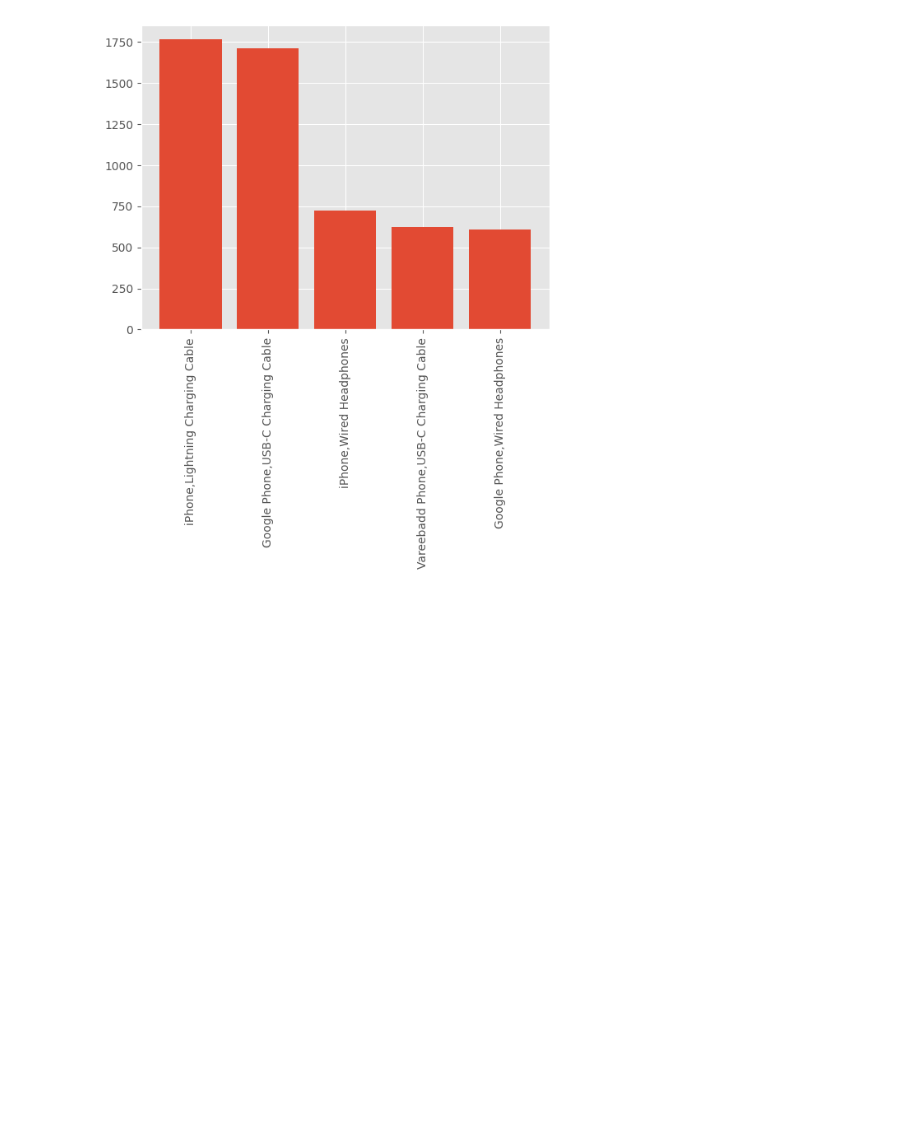
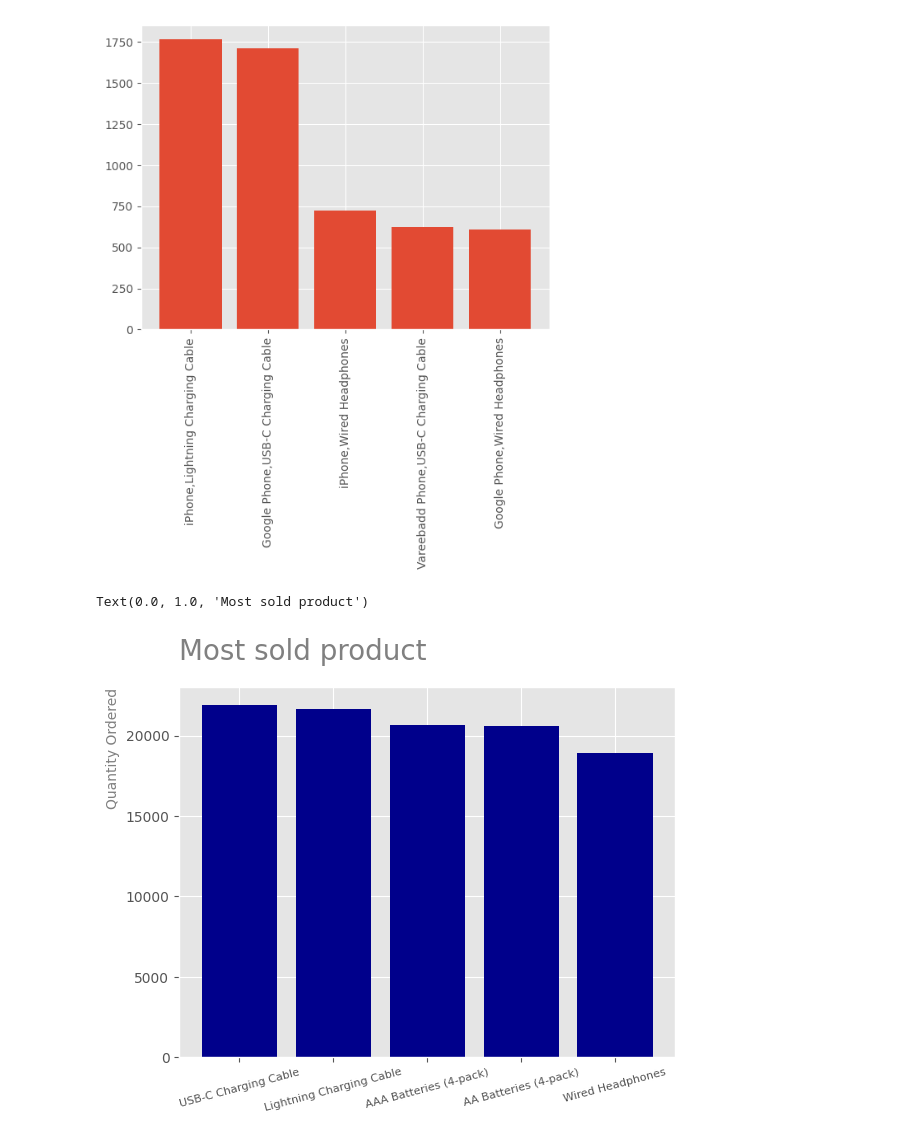
Before and after one commit to LiamFer/Data-Analysis-Projects, a Jupyter notebook: Data Analysis/Sales Analysis/sales.ipynb, the cells around one changed output. Drawn from its saved outputs; the diff is of its cells as text; code cells hidden in the pictures; blank space fills up the shorter version.

```diff
--- a/Data Analysis/Sales Analysis/sales.ipynb
+++ b/Data Analysis/Sales Analysis/sales.ipynb
@@ -107,3 +107,12 @@ plt.xticks(rotation='vertical')
   Text(3, 0, 'Vareebadd Phone,USB-C Charging Cable'),
   Text(4, 0, 'Google Phone,Wired Headphones')])
 [figure]
+# %%
+# What product sold the most?
+plt.bar(sales.Product.value_counts().head().index,sales.Product.value_counts().head(),color='darkblue')
+plt.xticks(rotation=15,fontsize=8)
+plt.ylabel("Quantity Ordered",color='gray',loc='top',size=10)
+plt.title("Most sold product",size=20, loc='left',pad=20,color='gray')
+# %% [output]
+Text(0.0, 1.0, 'Most sold product')
+[figure, added]
```
